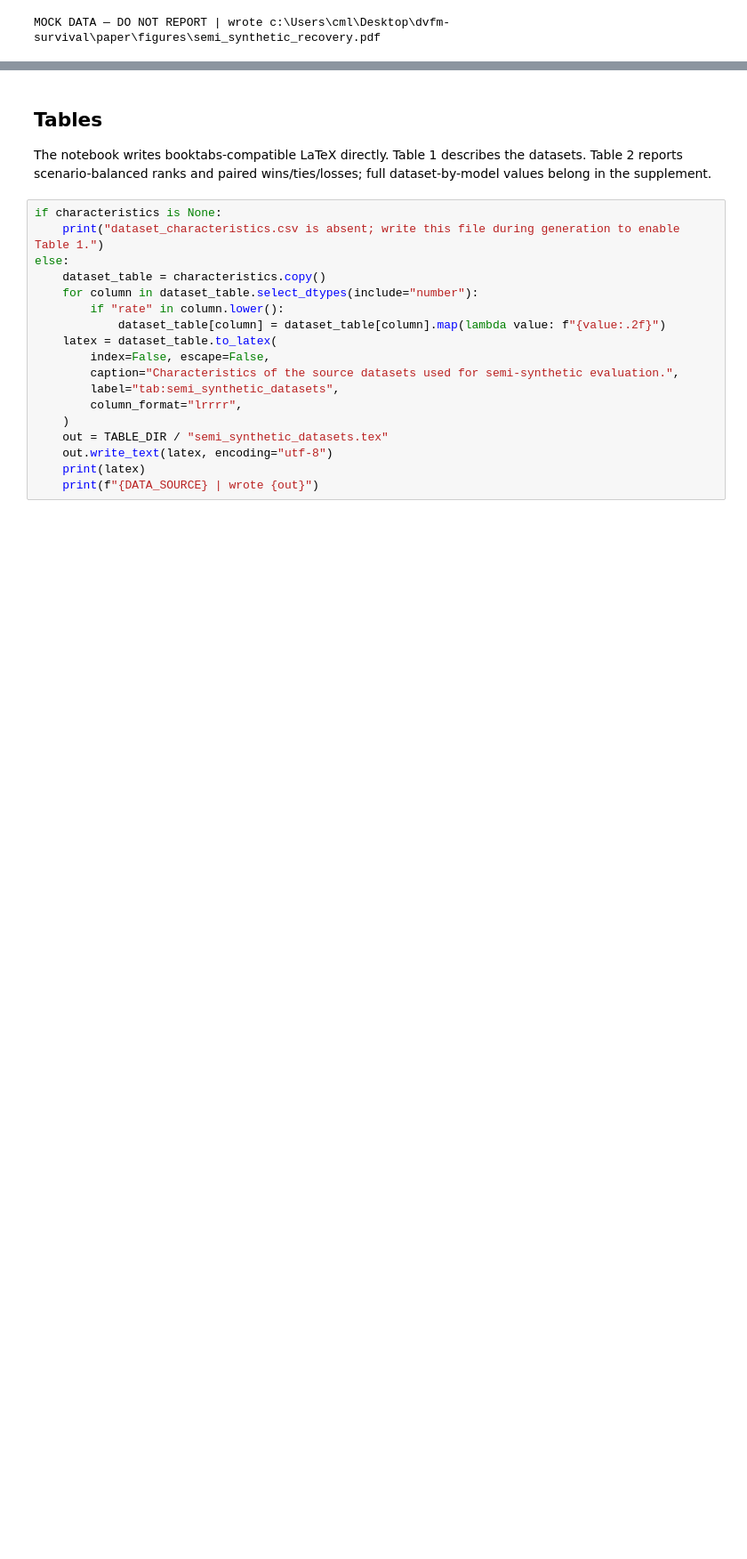
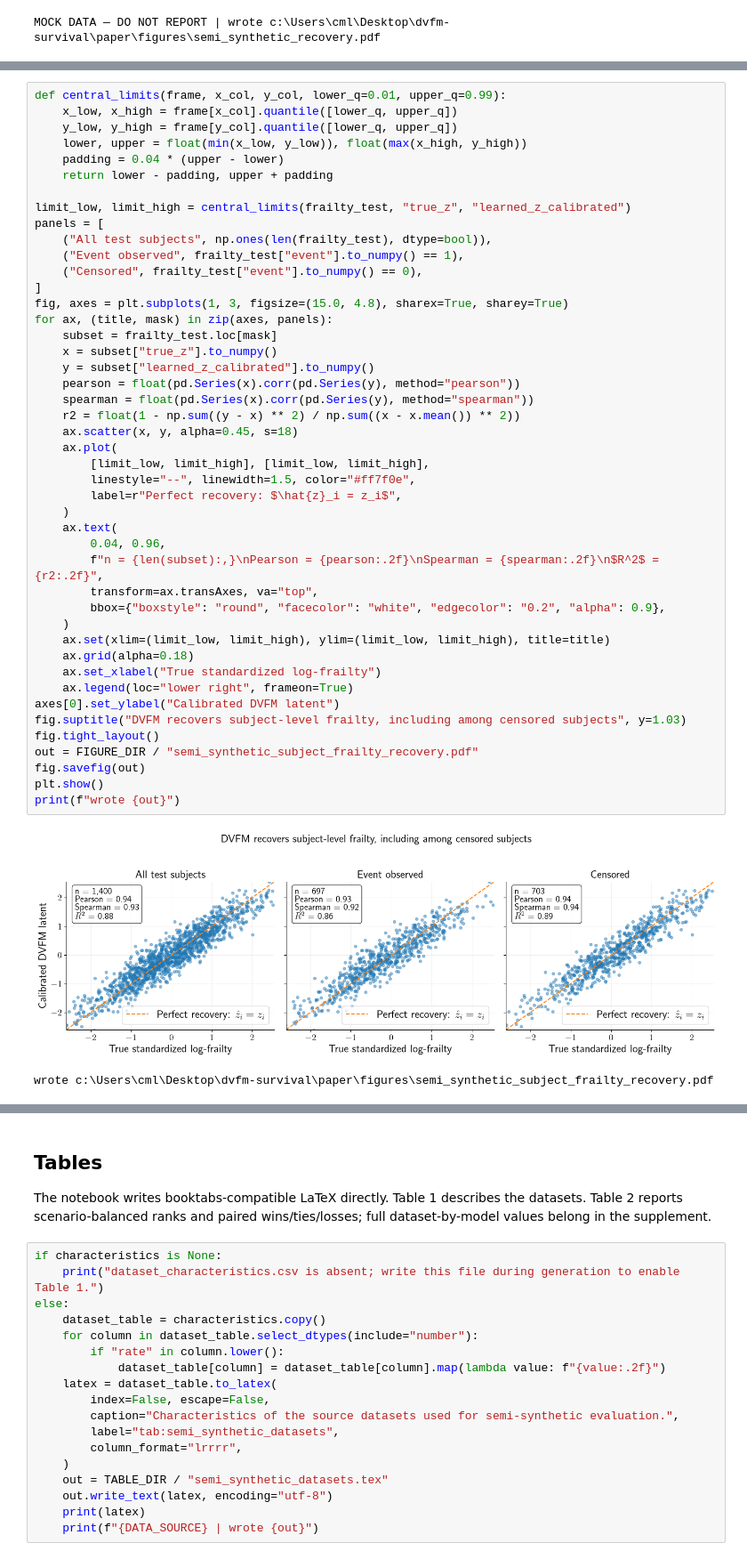
Before and after one commit to kalantari66/dvfm-survival, a Jupyter notebook: notebooks/semi_synthetic_results_mockup.ipynb, the cells around one changed output, grey strips where cells are left out. Shown at 89% size. Drawn from its saved outputs; the diff is of its cells as text; blank space fills up the shorter version.

Commit message:
Update plot with subject level frailty

```diff
--- a/notebooks/semi_synthetic_results_mockup.ipynb
+++ b/notebooks/semi_synthetic_results_mockup.ipynb
@@ -198,0 +245,48 @@ MOCK DATA — DO NOT REPORT | wrote c:\Users\cml\Desktop\dvfm-survival\paper\fig
+# %%
+def central_limits(frame, x_col, y_col, lower_q=0.01, upper_q=0.99):
+    x_low, x_high = frame[x_col].quantile([lower_q, upper_q])
+    y_low, y_high = frame[y_col].quantile([lower_q, upper_q])
+    lower, upper = float(min(x_low, y_low)), float(max(x_high, y_high))
+    padding = 0.04 * (upper - lower)
+    return lower - padding, upper + padding
+
+limit_low, limit_high = central_limits(frailty_test, "true_z", "learned_z_calibrated")
+panels = [
+    ("All test subjects", np.ones(len(frailty_test), dtype=bool)),
+    ("Event observed", frailty_test["event"].to_numpy() == 1),
+    ("Censored", frailty_test["event"].to_numpy() == 0),
+]
+fig, axes = plt.subplots(1, 3, figsize=(15.0, 4.8), sharex=True, sharey=True)
+for ax, (title, mask) in zip(axes, panels):
+    subset = frailty_test.loc[mask]
+    x = subset["true_z"].to_numpy()
+    y = subset["learned_z_calibrated"].to_numpy()
+    pearson = float(pd.Series(x).corr(pd.Series(y), method="pearson"))
+    spearman = float(pd.Series(x).corr(pd.Series(y), method="spearman"))
+    r2 = float(1 - np.sum((y - x) ** 2) / np.sum((x - x.mean()) ** 2))
+    ax.scatter(x, y, alpha=0.45, s=18)
+    ax.plot(
+        [limit_low, limit_high], [limit_low, limit_high],
+        linestyle="--", linewidth=1.5, color="#ff7f0e",
+        label=r"Perfect recovery: $\hat{z}_i = z_i$",
+    )
+    ax.text(
+        0.04, 0.96,
+        f"n = {len(subset):,}\nPearson = {pearson:.2f}\nSpearman = {spearman:.2f}\n$R^2$ = {r2:.2f}",
+        transform=ax.transAxes, va="top",
+        bbox={"boxstyle": "round", "facecolor": "white", "edgecolor": "0.2", "alpha": 0.9},
+    )
+    ax.set(xlim=(limit_low, limit_high), ylim=(limit_low, limit_high), title=title)
+    ax.grid(alpha=0.18)
+    ax.set_xlabel("True standardized log-frailty")
+    ax.legend(loc="lower right", frameon=True)
+axes[0].set_ylabel("Calibrated DVFM latent")
+fig.suptitle("DVFM recovers subject-level frailty, including among censored subjects", y=1.03)
+fig.tight_layout()
+out = FIGURE_DIR / "semi_synthetic_subject_frailty_recovery.pdf"
+fig.savefig(out)
+plt.show()
+print(f"wrote {out}")
+# %% [output]
+[figure, added]
+wrote c:\Users\cml\Desktop\dvfm-survival\paper\figures\semi_synthetic_subject_frailty_recovery.pdf
```
Also changed, not shown: parts of 4 cells of this notebook.
